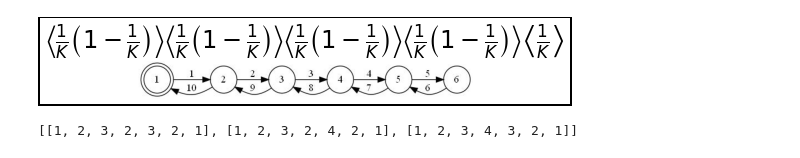
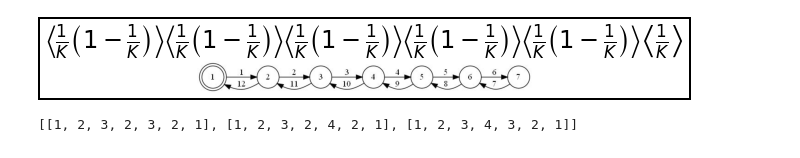
Before and after one commit to mottyg1/amirim_project, a Jupyter notebook: walks_enumeration.ipynb, the cells around one changed output. Cells and saved outputs as stored; diff of their text form; code cells hidden in the pictures.

```diff
--- a/walks_enumeration.ipynb
+++ b/walks_enumeration.ipynb
@@ -85,36 +85,36 @@ def corr_to_latex(corr):
     return latex
 
 document = Document()
 sections = document.sections
 margin = Inches(0.5)
 for section in sections:
     section.top_margin = margin
     section.bottom_margin = margin
     section.left_margin = margin
     section.right_margin = margin
 
 
-for i in range(2,12,2):
+for i in range(12,14,2):
     document.add_heading(f'Walks of length {i}', 0)
     p = document.add_paragraph()
     r = p.add_run()
     walks = get_walks(i)
     for j, walk in enumerate(walks):
         f = plot_walk(walk)
         f.render(f'{(j+1):02}', f'walk_figures/{i}/', cleanup=True, format='jpeg', view=False)
         img = np.asarray(Image.open(f'./walk_figures/{i}/{(j+1):02}.jpeg'))
         plt.imshow(img)
         plt.axis('off')
         plt.title(f'${corr_to_latex(get_corr(walk))}$', fontsize=24)
         fig = plt.gcf()
         fig.patch.set_linewidth(4)
         fig.patch.set_edgecolor('black')
         plt.savefig(f'walk_figures/{i}/{(j+1):02}.jpeg', facecolor='white', bbox_inches='tight', pad_inches=0.2)
         r.add_picture(f'walk_figures/{i}/{(j+1):02}.jpeg', width=fig.get_size_inches()[0]*Inches(0.6))
     document.add_page_break()
-document.save(r'D:\ac\amirim\outputs\170923\walks.docx')
+document.save(r'D:\ac\amirim\outputs\170923\walks12.docx')
 # %% [output]
-[figure, old version]
+[figure, new version]
 # %%
 get_walks(6)
 # %% [output]
```
Also changed, not shown: parts of 2 cells of this notebook, 4 other files.
